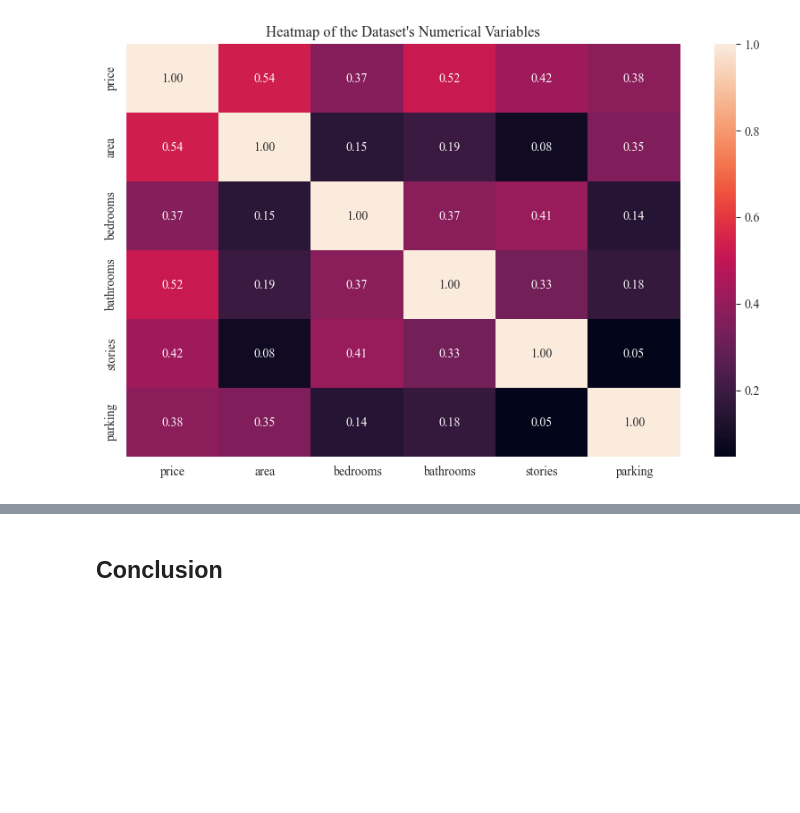
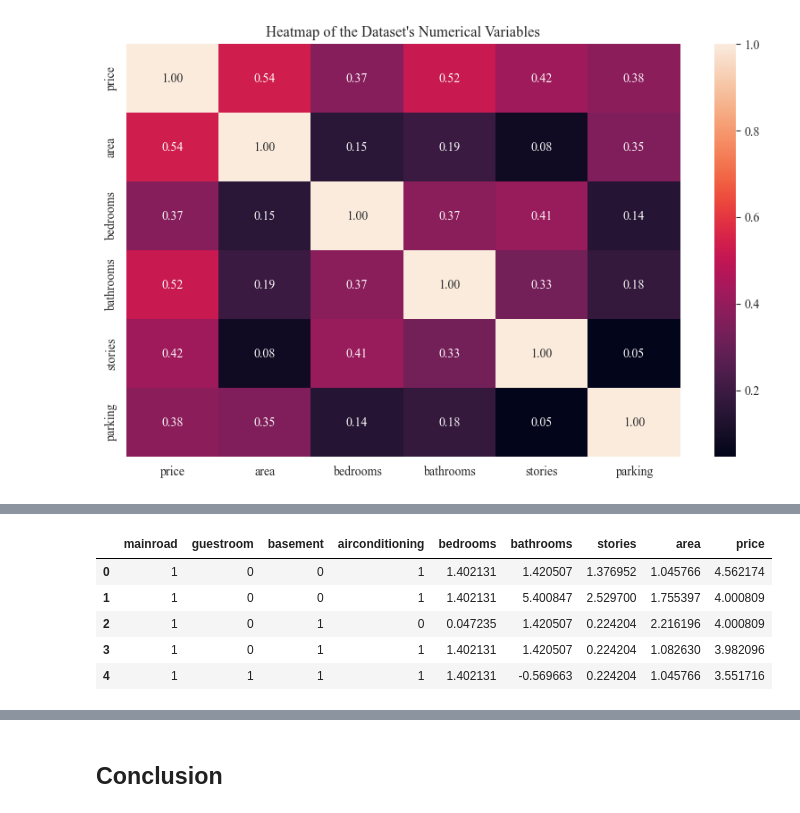
Before and after one commit to mzakariaz/BI-Machine-Learning-Project-1, a Jupyter notebook: house-price-prediction.ipynb, the cells around one changed output, grey strips where cells are left out. Saved outputs shown, nothing was run; the diff lists cells and outputs as text; code cells hidden in the pictures; blank space fills up the shorter version.

```diff
--- a/house-price-prediction.ipynb
+++ b/house-price-prediction.ipynb
@@ -160,0 +233,15 @@ plt.show()
+# %%
+# Standard scale the numerical variables
+numerical_variables = ["bedrooms", "bathrooms", "stories", "area", "price"]
+for numerical_variable in numerical_variables:
+    df[numerical_variable] = df[numerical_variable].apply(lambda x : (x - df[numerical_variable].mean()) / (df[numerical_variable].std()))
+
+# Display the first few rows of the dataset
+df.head()
+# %% [output]
+|  | mainroad | guestroom | basement | airconditioning | bedrooms | bathrooms | stories | area | price |
+| 0 | 1 | 0 | 0 | 1 | 1.402131 | 1.420507 | 1.376952 | 1.045766 | 4.562174 |
+| 1 | 1 | 0 | 0 | 1 | 1.402131 | 5.400847 | 2.529700 | 1.755397 | 4.000809 |
+| 2 | 1 | 0 | 1 | 0 | 0.047235 | 1.420507 | 0.224204 | 2.216196 | 4.000809 |
+| 3 | 1 | 0 | 1 | 1 | 1.402131 | 1.420507 | 0.224204 | 1.082630 | 3.982096 |
+| 4 | 1 | 1 | 1 | 1 | 1.402131 | -0.569663 | 0.224204 | 1.045766 | 3.551716 |
```
Also changed, not shown: parts of 28 cells of this notebook.
